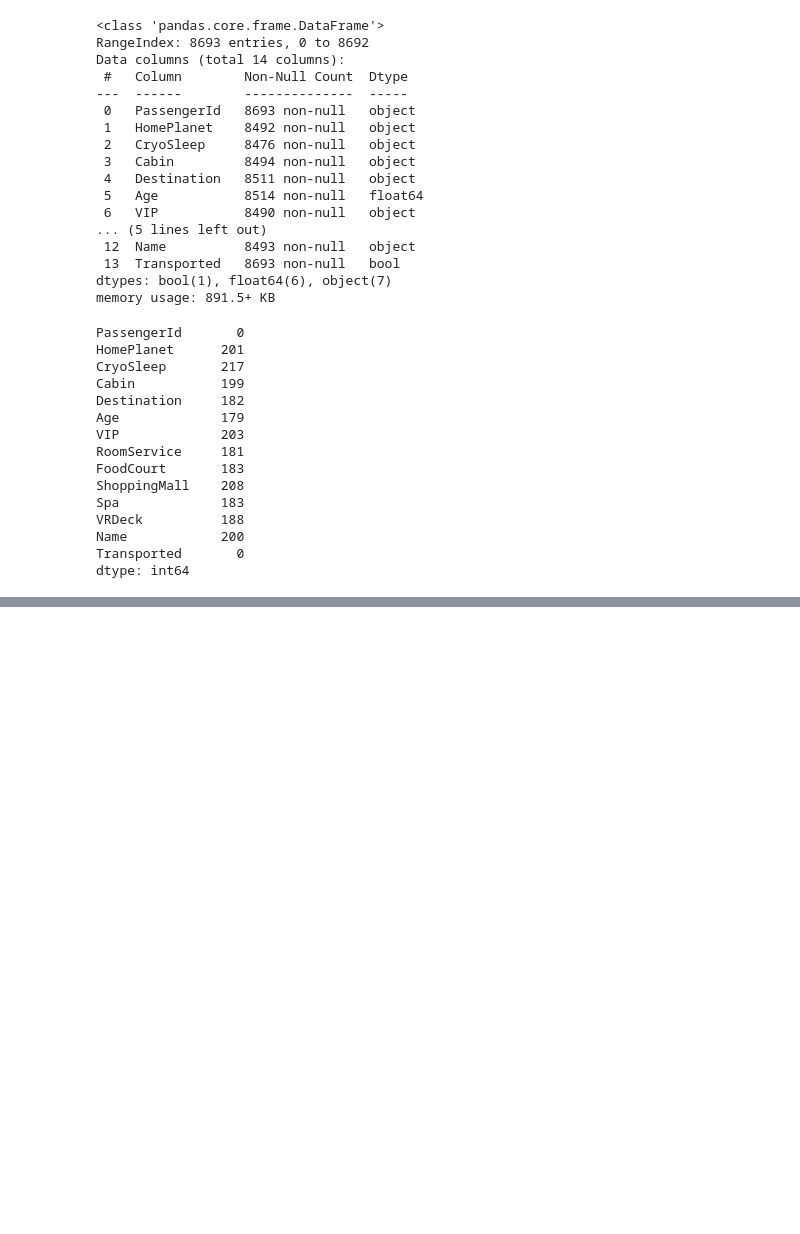
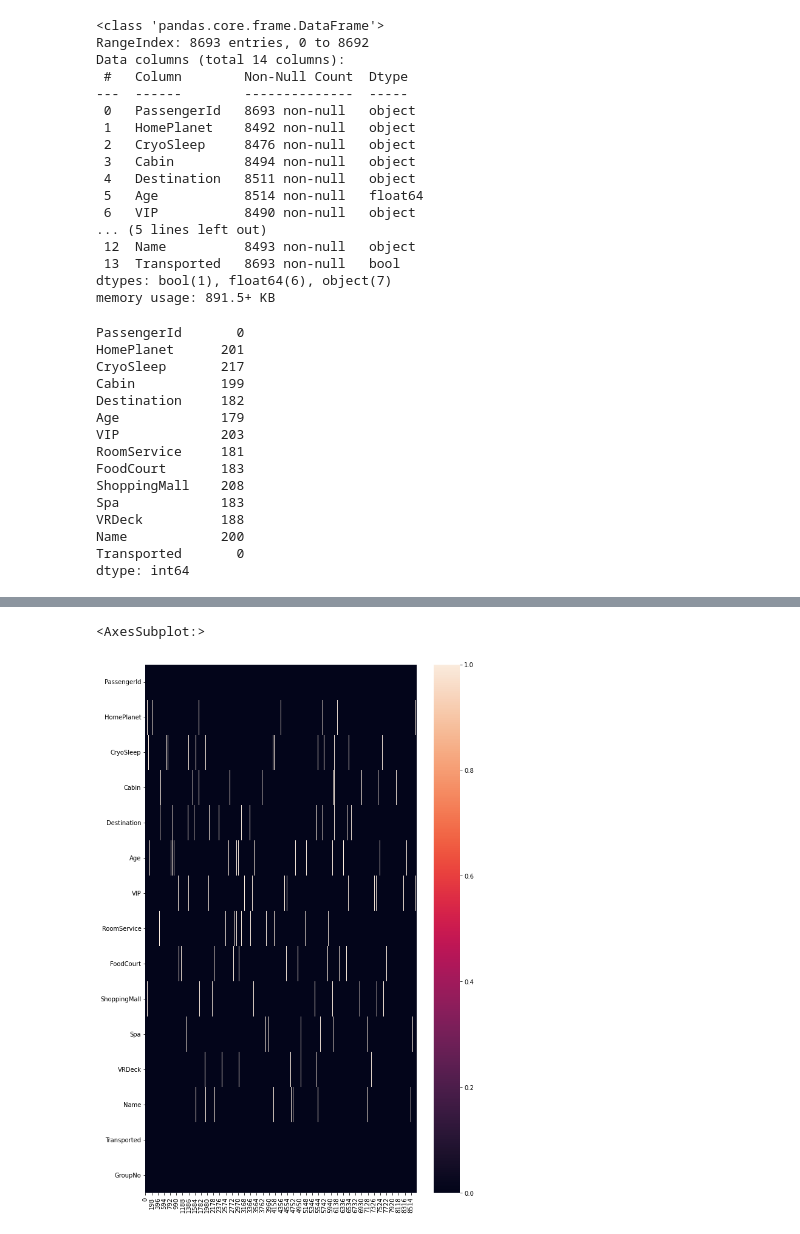
Before and after one commit to ramen-7/MachineLearning-DataScience, a Jupyter notebook: SpaceshipTitanic/Spaceship titanic.ipynb, the cells around one changed output, grey strips where cells are left out. Drawn from its saved outputs; the diff is of its cells as text; code cells hidden in the pictures; blank space fills up the shorter version.

```diff
--- a/SpaceshipTitanic/Spaceship titanic.ipynb
+++ b/SpaceshipTitanic/Spaceship titanic.ipynb
@@ -64,5 +65,3 @@ VRDeck          188
 Name            200
 Transported       0
 dtype: int64
-# %%
-df.drop('Name', axis=1, inplace=True)
@@ -70,0 +68,5 @@ from sklearn.decomposition import PCA
+# %%
+group = []
+for gn in df.PassengerId:
+    group.append(int(gn[:4]))
+print(len(set(group)))
@@ -70,0 +77,2 @@ from sklearn.decomposition import PCA
+# %%
+df['GroupNo'] = group
@@ -70,0 +118,6 @@ from sklearn.decomposition import PCA
+# %%
+plt.figure(figsize=(10, 16))
+sns.heatmap(df.isnull().transpose())
+# %% [output]
+<AxesSubplot:>
+[figure, added]
```
Also changed, not shown: parts of 7 cells of this notebook, 7 other files.
